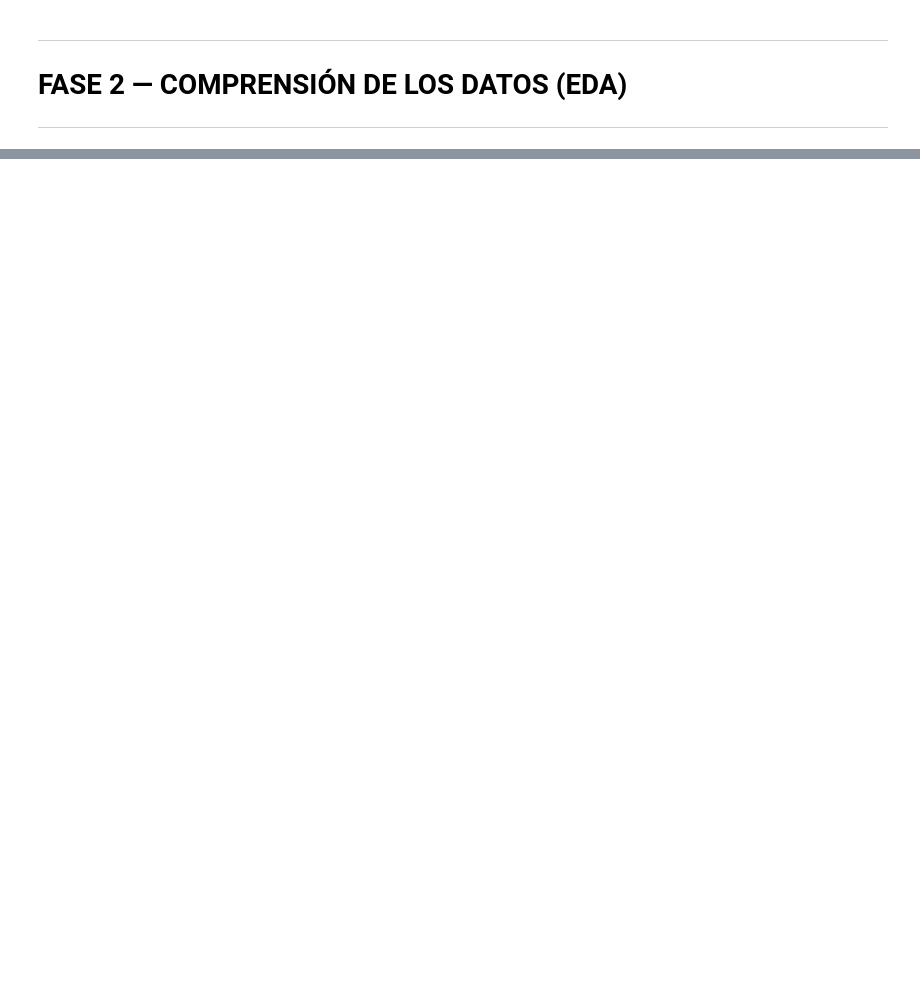
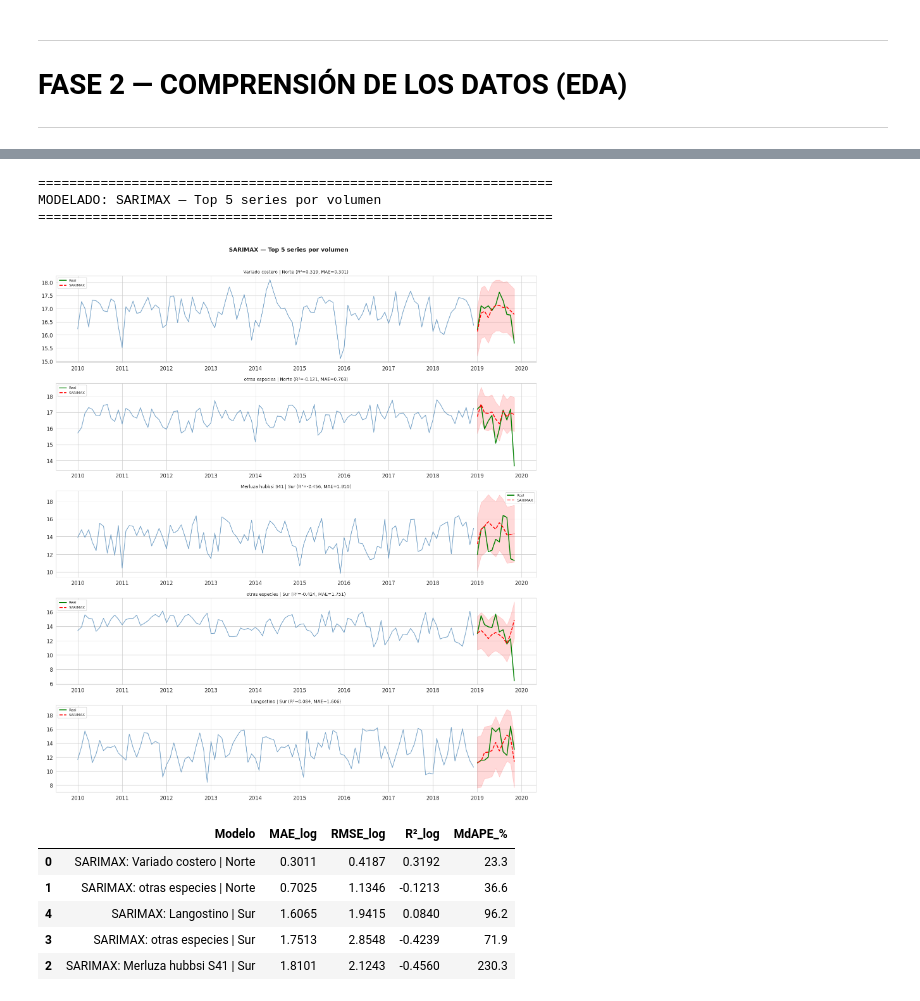
Before and after one commit to brandonOrellana/Trabajo_Integrador_Grupo_6, a Jupyter notebook: Trabajo_Integrador_Grupo_6.ipynb, the cells around one changed output, grey strips where cells are left out. Cells and saved outputs as stored; diff of their text form; code cells hidden in the pictures; blank space fills up the shorter version.

```diff
--- a/Trabajo_Integrador_Grupo_6.ipynb
+++ b/Trabajo_Integrador_Grupo_6.ipynb
@@ -2162,0 +731,74 @@ print(f"""
+# %%
+# =============================================================
+# CELDA 7 — SARIMAX (top 5 series)
+# =============================================================
+print("=" * 66)
+print("MODELADO: SARIMAX — Top 5 series por volumen")
+print("=" * 66)
+
+ts = (df_agg_src.groupby(['fecha','region','especie_agrupada'])['captura']
+      .sum().reset_index())
+ts['grupo'] = ts['especie_agrupada'] + ' | ' + ts['region']
+ts['log_captura'] = np.log1p(ts['captura'])
+mpg = ts.groupby('grupo')['fecha'].nunique()
+top5 = (ts[ts['grupo'].isin(mpg[mpg>=100].index)]
+        .groupby('grupo')['captura'].sum()
+        .sort_values(ascending=False).head(5).index.tolist())
+
+resultados_sarima = []
+pred_sarima_dict = {}  # ▶ CORRECCIÓN: guardar predicciones para comparación homogénea
+
+fig, axes = plt.subplots(len(top5), 1, figsize=(16, 3.5*len(top5)))
+for i, g in enumerate(top5):
+    s = ts[ts['grupo']==g].set_index('fecha')['log_captura'].sort_index().asfreq('MS')
+    s = s.interpolate(method='linear')
+    tr_s = s[s.index.year<=2018]
+    te_s = s[s.index.year==2019]
+    if len(te_s)==0:
+        continue
+    try:
+        fit = SARIMAX(tr_s, order=(1,1,1), seasonal_order=(1,1,1,12),
+                      enforce_stationarity=False, enforce_invertibility=False
+                      ).fit(disp=False, maxiter=300)
+        fc = fit.get_forecast(steps=len(te_s))
+        yps = fc.predicted_mean
+        mae_s = mean_absolute_error(te_s.values, yps.values)
+        r2_s  = r2_score(te_s.values, yps.values)
+        rk, pk = np.expm1(te_s.values), np.expm1(yps.values)
+        mdape_s = np.median(np.abs((rk[rk>0]-pk[rk>0])/rk[rk>0])*100)
+
+        resultados_sarima.append({
+            'Modelo': f'SARIMAX: {g}', 'MAE_log': round(mae_s,4),
+            'RMSE_log': round(np.sqrt(mean_squared_error(te_s.values, yps.values)),4),
+            'R²_log': round(r2_s,4), 'MdAPE_%': round(mdape_s,1)
+        })
+        pred_sarima_dict[g] = {'real': te_s, 'pred': yps}
+
+        # Gráfico
+        axes[i].plot(tr_s.index, tr_s.values, color='steelblue', alpha=.7)
+        axes[i].plot(te_s.index, te_s.values, color='green', lw=2, label='Real')
+        axes[i].plot(te_s.index, yps.values, color='red', ls='--', lw=2, label='SARIMAX')
+        ci = fc.conf_int()
+        axes[i].fill_between(te_s.index, ci.iloc[:,0], ci.iloc[:,1], alpha=.15, color='red')
+        axes[i].set_title(f'{g} (R²={r2_s:.3f}, MAE={mae_s:.3f})', fontsize=10)
+        axes[i].legend(fontsize=8)
+    except Exception as e:
+        axes[i].set_title(f'{g} — Error: {str(e)[:40]}')
+
+plt.suptitle('SARIMAX — Top 5 series por volumen', fontsize=13, fontweight='bold', y=1.01)
+plt.tight_layout()
+plt.show()
+
+df_sarima = pd.DataFrame(resultados_sarima)
+display(df_sarima.sort_values('MAE_log'))
+# %% [output]
+==================================================================
+MODELADO: SARIMAX — Top 5 series por volumen
+==================================================================
+[figure, added]
+|  | Modelo | MAE_log | RMSE_log | R²_log | MdAPE_% |
+| 0 | SARIMAX: Variado costero | Norte | 0.3011 | 0.4187 | 0.3192 | 23.3 |
+| 1 | SARIMAX: otras especies | Norte | 0.7025 | 1.1346 | -0.1213 | 36.6 |
+| 4 | SARIMAX: Langostino | Sur | 1.6065 | 1.9415 | 0.0840 | 96.2 |
+| 3 | SARIMAX: otras especies | Sur | 1.7513 | 2.8548 | -0.4239 | 71.9 |
+| 2 | SARIMAX: Merluza hubbsi S41 | Sur | 1.8101 | 2.1243 | -0.4560 | 230.3 |
```
Also changed, not shown: parts of 46 cells of this notebook, 1 other file.
